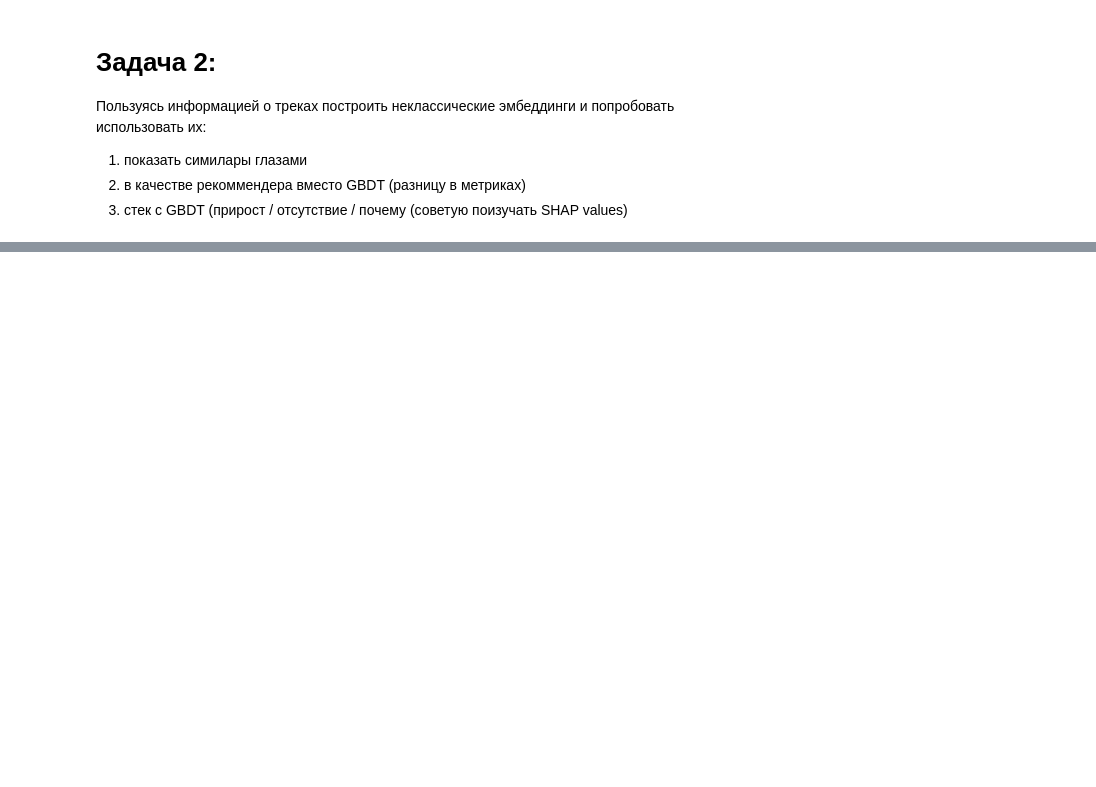
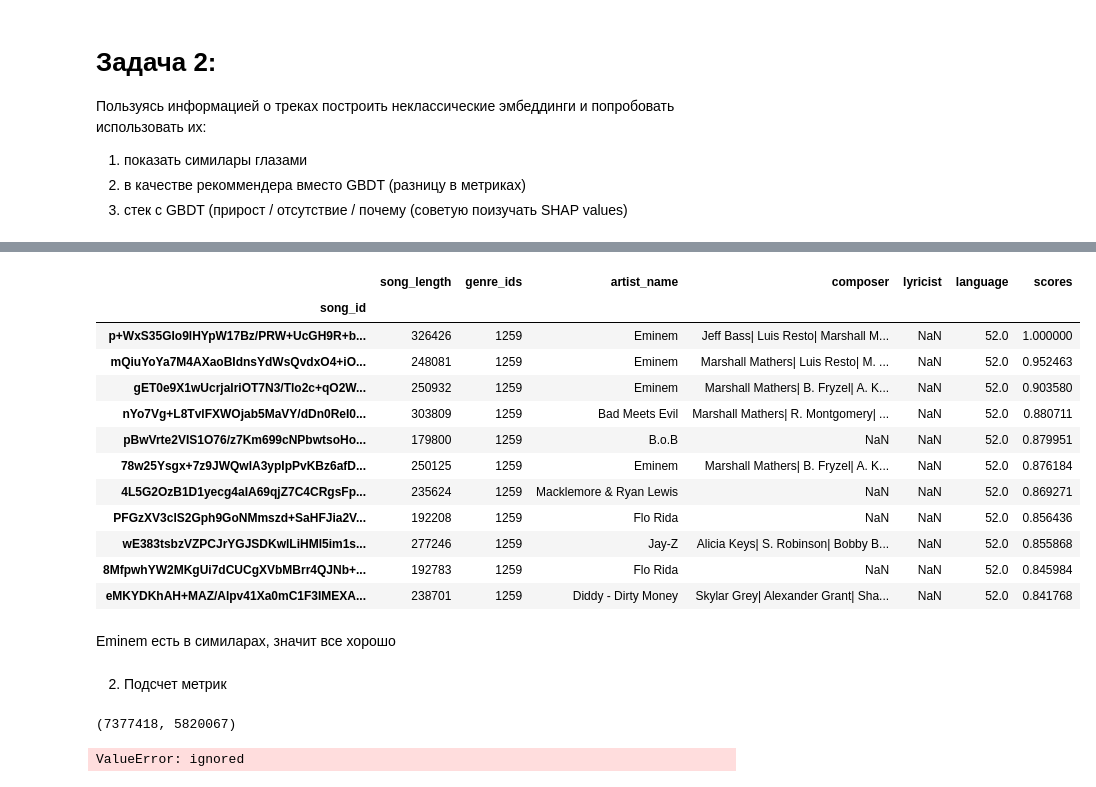
Before and after one commit to davidenkoim/hse_recsys2020, a Jupyter notebook: HomeWorks/hw2/hw2.ipynb, the cells around one changed output, grey strips where cells are left out. Drawn from its saved outputs; the diff is of its cells as text; code cells hidden in the pictures; blank space fills up the shorter version.

```diff
--- a/HomeWorks/hw2/hw2.ipynb
+++ b/HomeWorks/hw2/hw2.ipynb
@@ -180,2 +251,2 @@ members[['city', 'gender', 'registered_via']]
 # %%
-X_train, y_train = get_features(train)
+X_train = features.get_features(train)
@@ -198,3 +253,5 @@ X_train
+# %%
+X_train, y_train = X_train.drop(columns=['msno', 'song_id', 'target']), X_train.target
 # %% [markdown]
 # Задача 1:
 
@@ -213,0 +455,7 @@ ValueError: DataFrame.dtypes for data must be int, float or bool.
+# %%
+user_songs = word2vec.user_songs
+w2v = word2vec.w2v
+user_embeddings = word2vec.user_embeddings
+# %%
+word2vec = W2V(32, user_songs, w2v, user_embeddings)
+word2vec.train(train.drop(columns='target'), train.target)
@@ -213,0 +490,24 @@ ValueError: DataFrame.dtypes for data must be int, float or bool.
+# %%
+song_id = 'p+WxS35GIo9lHYpW17Bz/PRW+UcGH9R+bq+wU2caYnY='
+sims, sc = tuple(zip((song_id, 1), *word2vec.most_similar(song_id)))
+res = songs.set_index('song_id').loc[list(sims)]
+res['scores'] = sc
+res
+# %% [output]
+|  | song_length | genre_ids | artist_name | composer | lyricist | language | scores |
+| song_id |  |  |  |  |  |  |  |
+| p+WxS35GIo9lHYpW17Bz/PRW+UcGH9R+b... | 326426 | 1259 | Eminem | Jeff Bass| Luis Resto| Marshall M... | NaN | 52.0 | 1.000000 |
+| mQiuYoYa7M4AXaoBIdnsYdWsQvdxO4+iO... | 248081 | 1259 | Eminem | Marshall Mathers| Luis Resto| M. ... | NaN | 52.0 | 0.952463 |
+| gET0e9X1wUcrjalriOT7N3/Tlo2c+qO2W... | 250932 | 1259 | Eminem | Marshall Mathers| B. Fryzel| A. K... | NaN | 52.0 | 0.903580 |
+| nYo7Vg+L8TvlFXWOjab5MaVY/dDn0ReI0... | 303809 | 1259 | Bad Meets Evil | Marshall Mathers| R. Montgomery| ... | NaN | 52.0 | 0.880711 |
+| pBwVrte2VIS1O76/z7Km699cNPbwtsoHo... | 179800 | 1259 | B.o.B | NaN | NaN | 52.0 | 0.879951 |
+| 78w25Ysgx+7z9JWQwlA3ypIpPvKBz6afD... | 250125 | 1259 | Eminem | Marshall Mathers| B. Fryzel| A. K... | NaN | 52.0 | 0.876184 |
+| 4L5G2OzB1D1yecg4aIA69qjZ7C4CRgsFp... | 235624 | 1259 | Macklemore & Ryan Lewis | NaN | NaN | 52.0 | 0.869271 |
+| PFGzXV3clS2Gph9GoNMmszd+SaHFJia2V... | 192208 | 1259 | Flo Rida | NaN | NaN | 52.0 | 0.856436 |
+| wE383tsbzVZPCJrYGJSDKwlLiHMl5im1s... | 277246 | 1259 | Jay-Z | Alicia Keys| S. Robinson| Bobby B... | NaN | 52.0 | 0.855868 |
+| 8MfpwhYW2MKgUi7dCUCgXVbMBrr4QJNb+... | 192783 | 1259 | Flo Rida | NaN | NaN | 52.0 | 0.845984 |
+| eMKYDKhAH+MAZ/Alpv41Xa0mC1F3IMEXA... | 238701 | 1259 | Diddy - Dirty Money | Skylar Grey| Alexander Grant| Sha... | NaN | 52.0 | 0.841768 |
+# %% [markdown]
+Eminem есть в симиларах, значит все хорошо
+# %% [markdown]
+2) Подсчет метрик
@@ -213,0 +516,8 @@ ValueError: DataFrame.dtypes for data must be int, float or bool.
+# %%
+len(train.target), len(predicted_scores)
+# %% [output]
+(7377418, 5820067)
+# %%
+roc_auc_score(train.target, predicted_scores)
+# %% [output]
+ValueError: ignored
```
Also changed, not shown: parts of 32 cells of this notebook.
